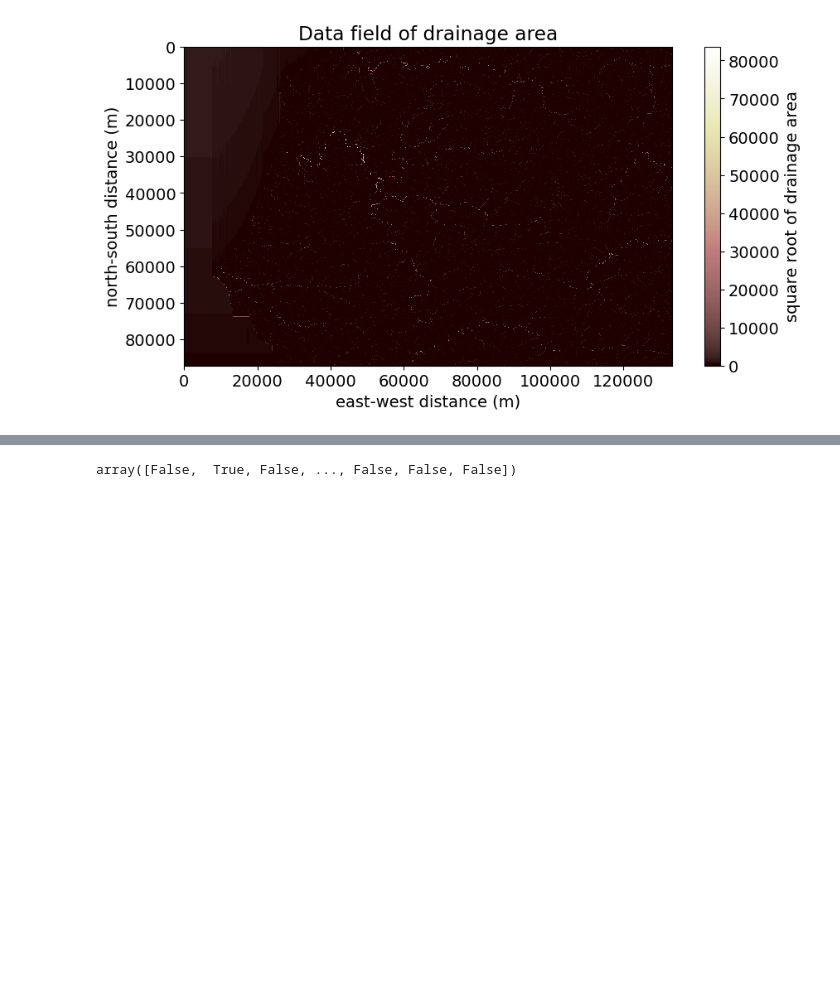
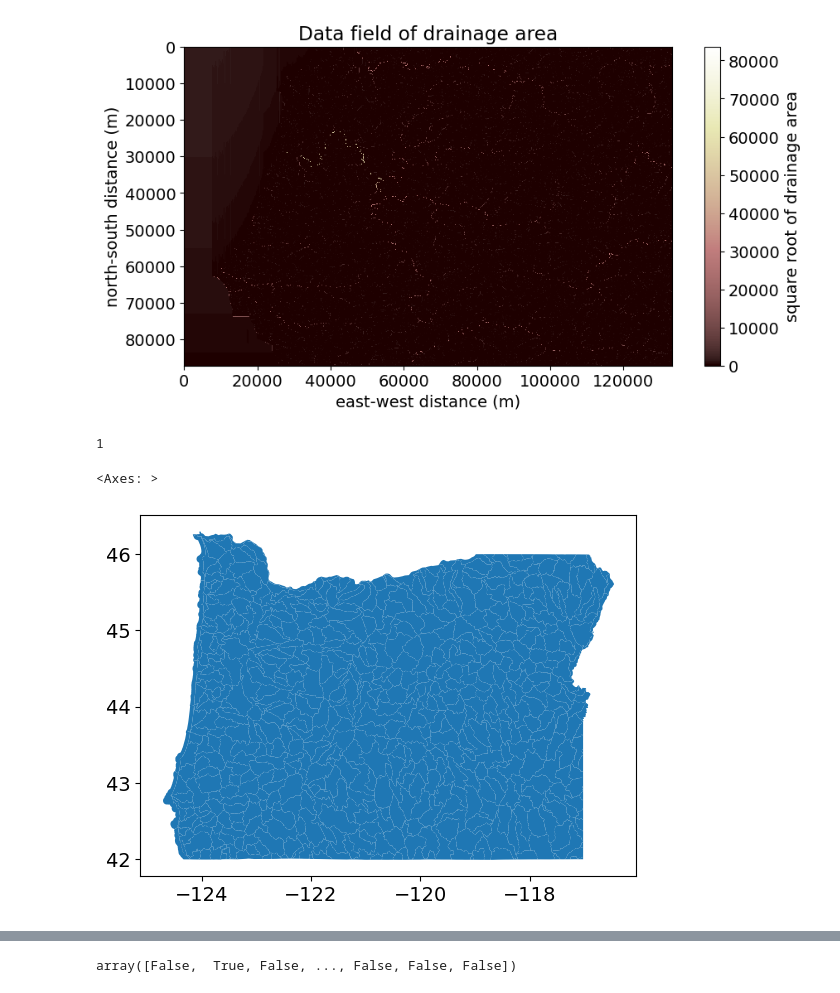
Before and after one commit to csdms-espin/coastal2025, a Jupyter notebook: HydroTrend_data.ipynb, the cells around one changed output, grey strips where cells are left out. Drawn from its saved outputs; the diff is of its cells as text; code cells hidden in the pictures; blank space fills up the shorter version.

```diff
--- a/HydroTrend_data.ipynb
+++ b/HydroTrend_data.ipynb
@@ -148,4 +148,7 @@ profiler.run_one_step()
 # %%
 # get watershed mask
 outlet = profiler.nodes[0][0]
-watershed_mask = get_watershed_mask(model_grid, outlet)
+print(outlet)
+# watershed_mask = get_watershed_mask(model_grid, outlet)
+# %% [output]
+1
@@ -151,0 +157,12 @@ watershed_mask = get_watershed_mask(model_grid, outlet)
+# %%
+# Replace with your file path
+gdf = gpd.read_file("Oregon_Watersheds%3A_10_Digit_Hydrologic_Units_(2024).geojson")
+
+# View the first few rows
+# print(gdf.head())
+
+# Plot the geometries (optional)
+gdf.plot()
+# %% [output]
+<Axes: >
+[figure, added]
```
Also changed, not shown: parts of 14 cells of this notebook, 50 other files.
